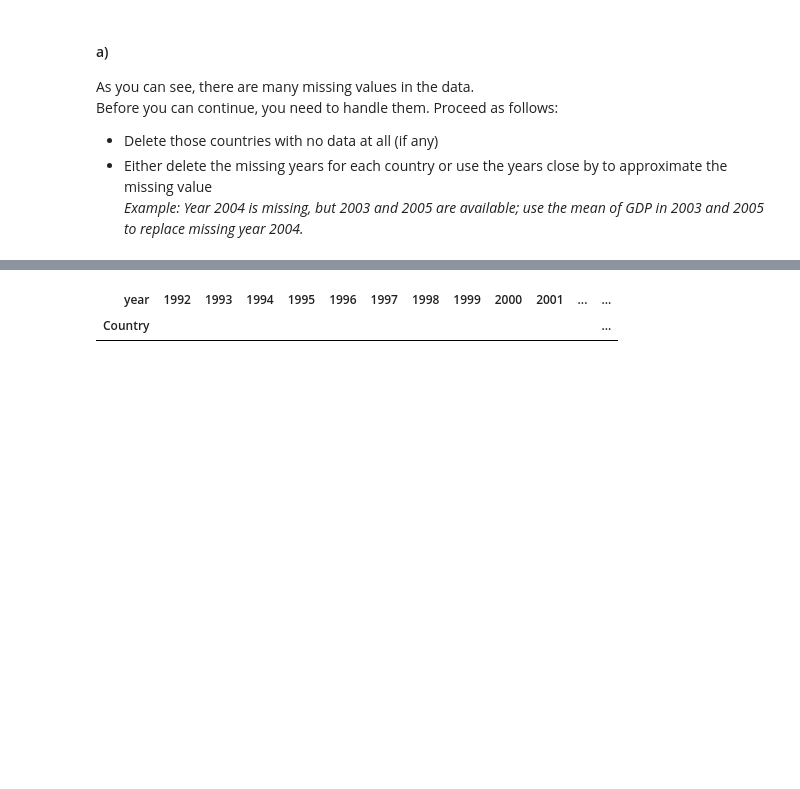
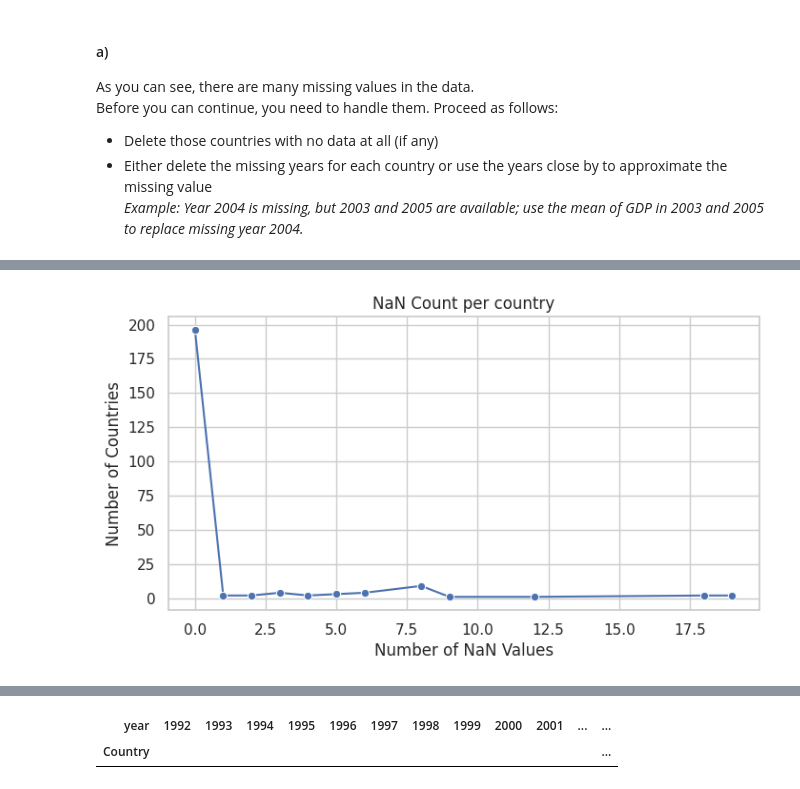
Before and after one commit to Monsieur-Bandana/data_science_clockmann, a Jupyter notebook: ClassProject2207.ipynb, the cells around one changed output, grey strips where cells are left out. Saved outputs shown, nothing was run; the diff lists cells and outputs as text; code cells hidden in the pictures; blank space fills up the shorter version.

```diff
--- a/ClassProject2207.ipynb
+++ b/ClassProject2207.ipynb
@@ -50,3 +66,21 @@ pivot_gdp['NaN_count'] = pivot_gdp.isna().sum(axis=1)
+# %%
+# Draw a plot of the NaN occurences
+# Set the style of the plot
+sns.set_style('whitegrid')
+
+# Count the frequency of each NaN count
+nan_count_freq = pivot_gdp['NaN_count'].value_counts().sort_index()
+
+# Create line plot
+plt.figure(figsize=(8,4))
+sns.lineplot(x=nan_count_freq.index, y=nan_count_freq.values, marker='o')
+
+plt.title('NaN Count per country')
+plt.xlabel('Number of NaN Values')
+plt.ylabel('Number of Countries')
+plt.show()
+# %% [output]
+[figure, added]
 # %%
 # There is no country with no entries at all
 pivot_gdp[pivot_gdp['NaN_count'] == 37]
```
Also changed, not shown: parts of 10 cells of this notebook.
